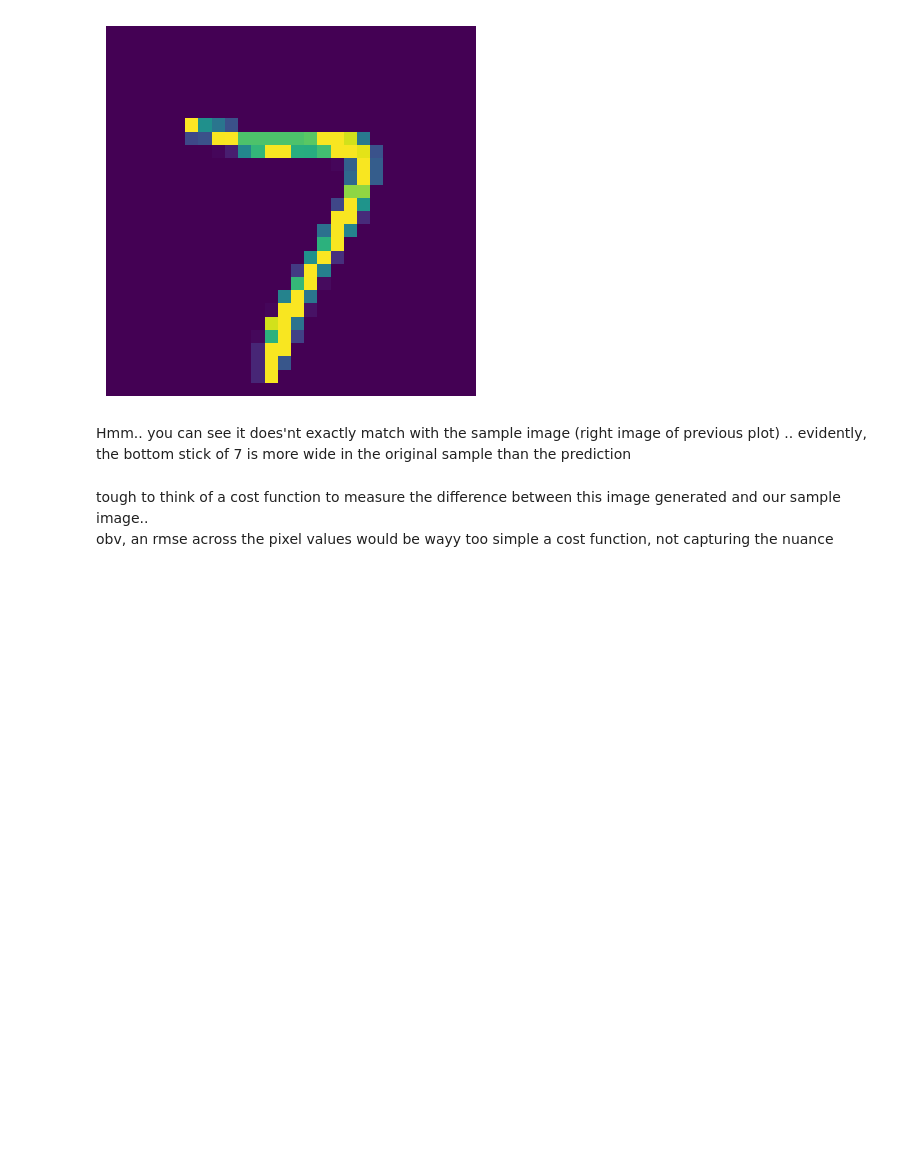
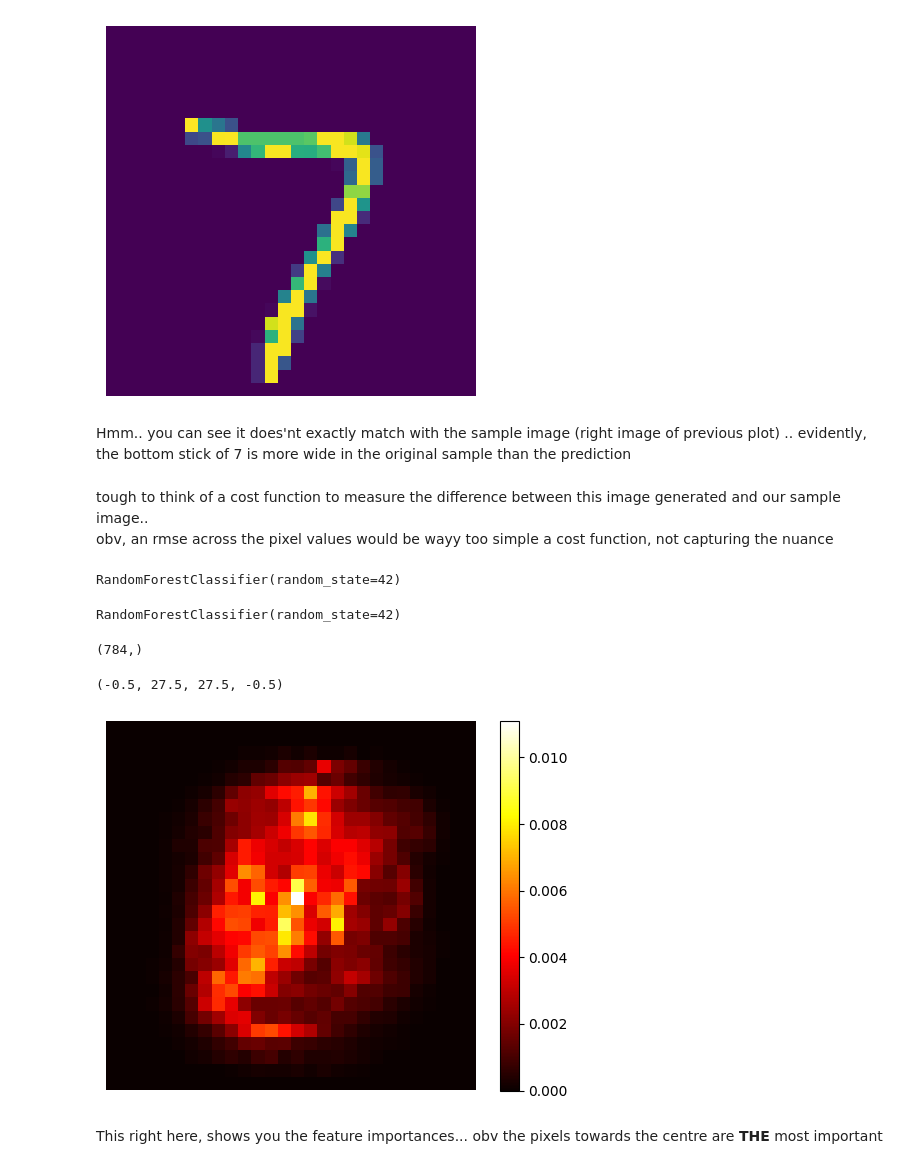
Before and after one commit to taif-ghazali/ML-models, a Jupyter notebook: Classic_MNIST.ipynb, the cells around one changed output. Drawn from its saved outputs; the diff is of its cells as text; code cells hidden in the pictures; blank space fills up the shorter version.

Commit message:
Added a plot in our classification model and worked on ensemble methods

```diff
--- a/Classic_MNIST.ipynb
+++ b/Classic_MNIST.ipynb
@@ -522,3 +529,25 @@ Hmm.. you can see it does'nt exactly match with the sample image (right image of
 # %% [markdown]
 tough to think of a cost function to measure the difference between this image generated and our sample image..
 obv, an rmse across the pixel values would be wayy too simple a cost function, not capturing the nuance
+# %%
+forest_clf
+# %% [output]
+RandomForestClassifier(random_state=42)
+# %%
+forest_clf.fit(X_train_scaled, y_train)
+# %% [output]
+RandomForestClassifier(random_state=42)
+# %%
+forest_clf.feature_importances_.shape
+# %% [output]
+(784,)
+# %%
+imp= forest_clf.feature_importances_.reshape(28,28)
+plt.imshow(imp, cmap= "hot")
+plt.colorbar()
+plt.axis("off")
+# %% [output]
+(-0.5, 27.5, 27.5, -0.5)
+[figure, added]
+# %% [markdown]
+This right here, shows you the feature importances... obv the pixels towards the centre are **THE** most important
```
Also changed, not shown: parts of 2 cells of this notebook, 1 other file.
